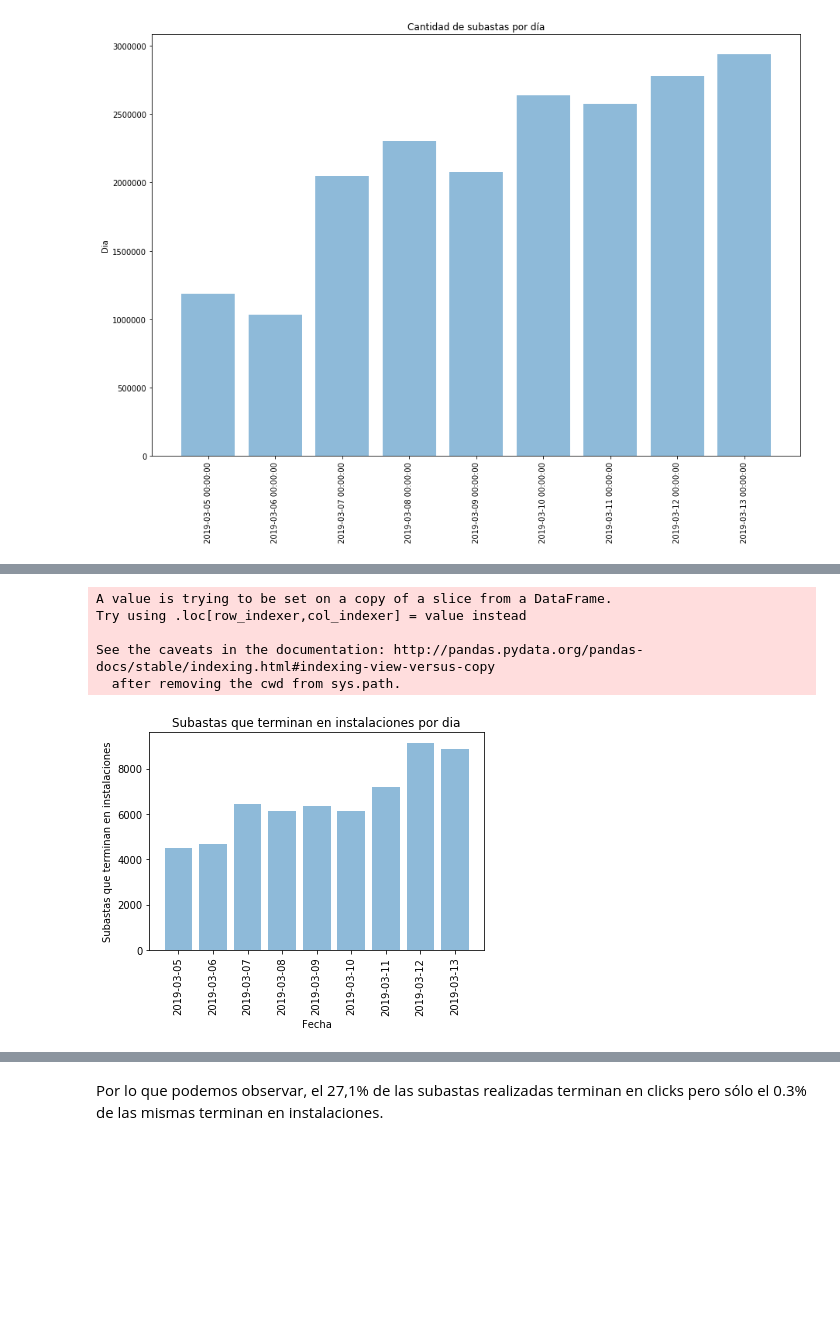
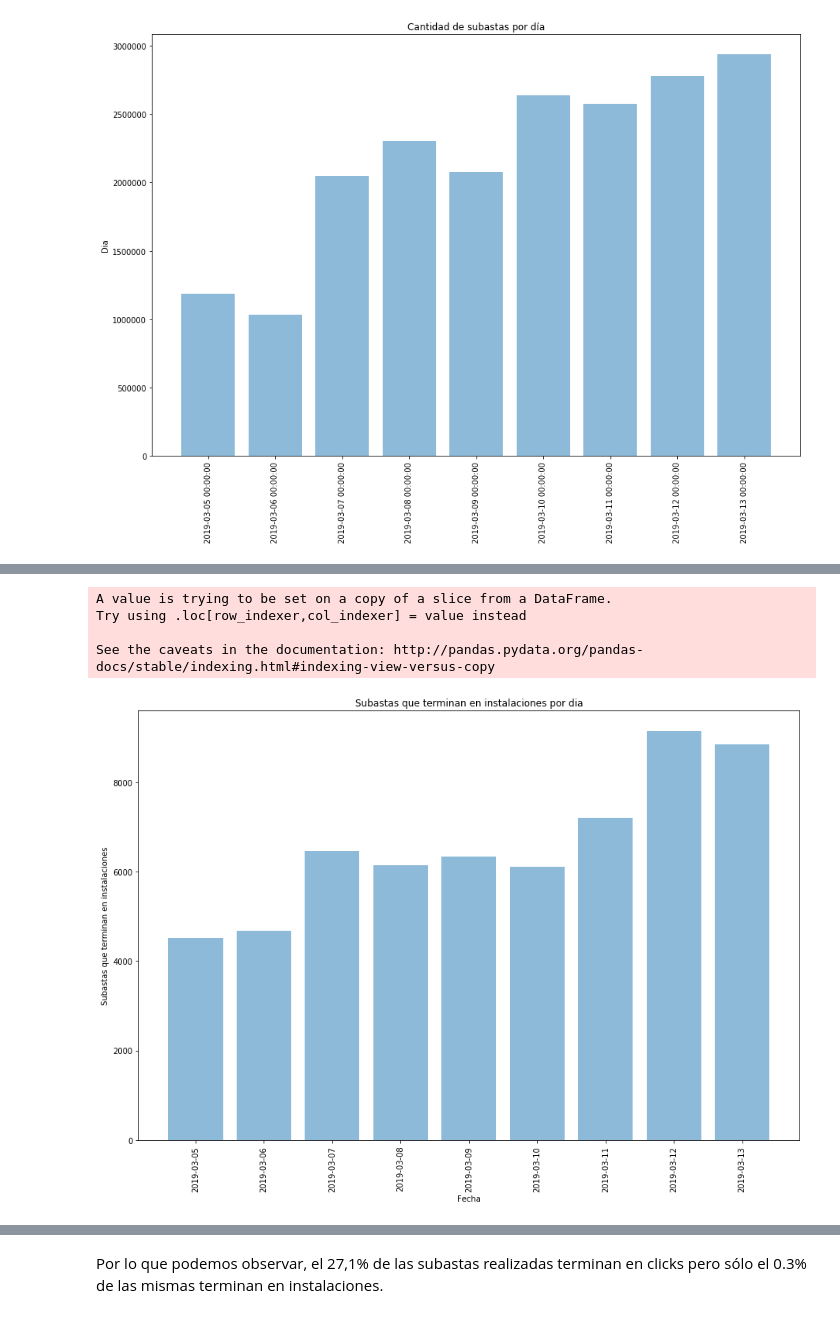
Before and after one commit to yanetrodriguez25/TpJampp, a Jupyter notebook: Tp1.ipynb, the cells around one changed output, grey strips where cells are left out. Drawn from its saved outputs; the diff is of its cells as text; code cells hidden in the pictures; blank space fills up the shorter version.

```diff
--- a/Tp1.ipynb
+++ b/Tp1.ipynb
@@ -1291,26 +1365,23 @@ plt.show()
 # %%
-
-
 auctions_to_installs= df_auctions[df_auctions.device_id.isin(df_installs["ref_hash"])]
 auctions_to_installs['datePart'] = auctions_to_installs.date.dt.floor('d')
 auctions_to_installs_per_day = auctions_to_installs.datePart.value_counts().rename_axis('dia')\
        .reset_index(name='cantidad')\
        .sort_values(by='dia', ascending=True)
 
+plt.figure(figsize=(15,10))
 plt.bar(np.arange(len(auctions_to_installs_per_day)), auctions_to_installs_per_day.cantidad, align='center', alpha=0.5)
 plt.xticks(np.arange(len(auctions_to_installs_per_day)), auctions_to_installs_per_day.dia.dt.date,rotation=90)
 plt.ylabel('Subastas que terminan en instalaciones')
 plt.xlabel('Fecha')
 plt.title('Subastas que terminan en instalaciones por dia')
-
 plt.show()
 # %% [output]
 A value is trying to be set on a copy of a slice from a DataFrame.
 Try using .loc[row_indexer,col_indexer] = value instead
 
 See the caveats in the documentation: http://pandas.pydata.org/pandas-docs/stable/indexing.html#indexing-view-versus-copy
-  after removing the cwd from sys.path.
-[figure, old version]
+[figure, new version]
 # %%
 auctions_to_clicks = df_auctions[df_auctions.device_id.isin(df_clicks["ref_hash"])]
 auctions_to_clicks['datePart'] = auctions_to_clicks.date.dt.floor('d')
```
Also changed, not shown: parts of 24 cells of this notebook.
